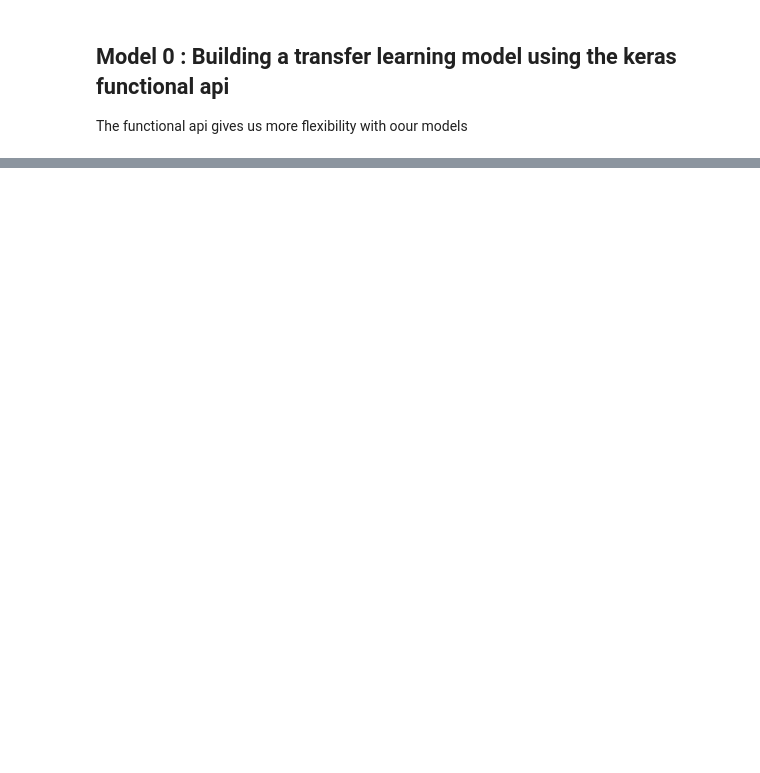
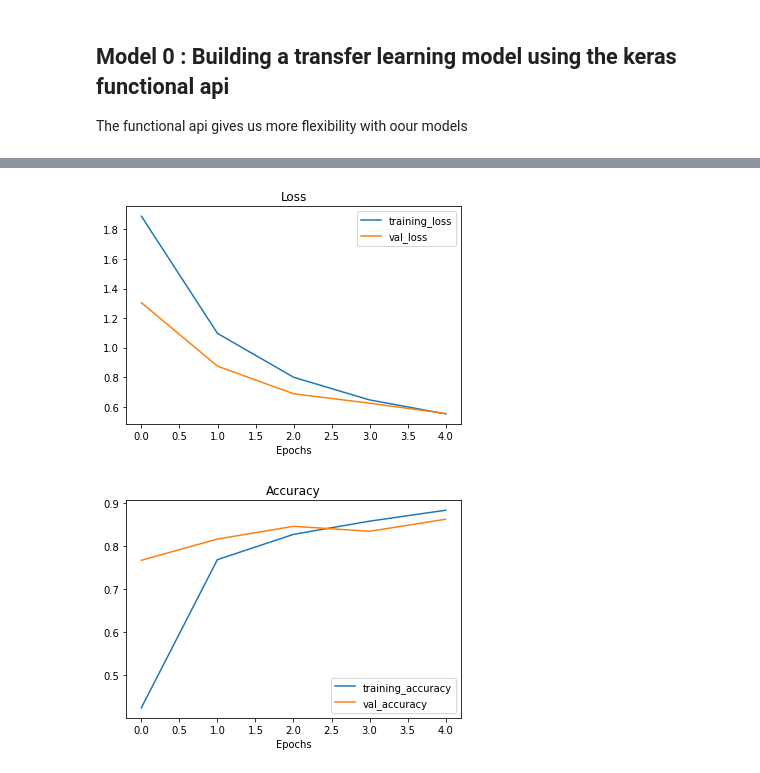
Before and after one commit to Muhammad-Zohair-Baig/Transfer-Learning-With-Tensor-Flow, a Jupyter notebook: 05_transfer_learning_in_tensorflow_part_2_fine_tunning.ipynb, the cells around one changed output, grey strips where cells are left out. Saved outputs shown, nothing was run; the diff lists cells and outputs as text; code cells hidden in the pictures; blank space fills up the shorter version.

```diff
--- a/05_transfer_learning_in_tensorflow_part_2_fine_tunning.ipynb
+++ b/05_transfer_learning_in_tensorflow_part_2_fine_tunning.ipynb
@@ -204,0 +278,6 @@ Epoch 5/5
+# %%
+# Check out our models training curves
+plot_loss_curves(history_10_percent)
+# %% [output]
+[figure, added]
+[figure, added]
```
Also changed, not shown: parts of 61 cells of this notebook.
